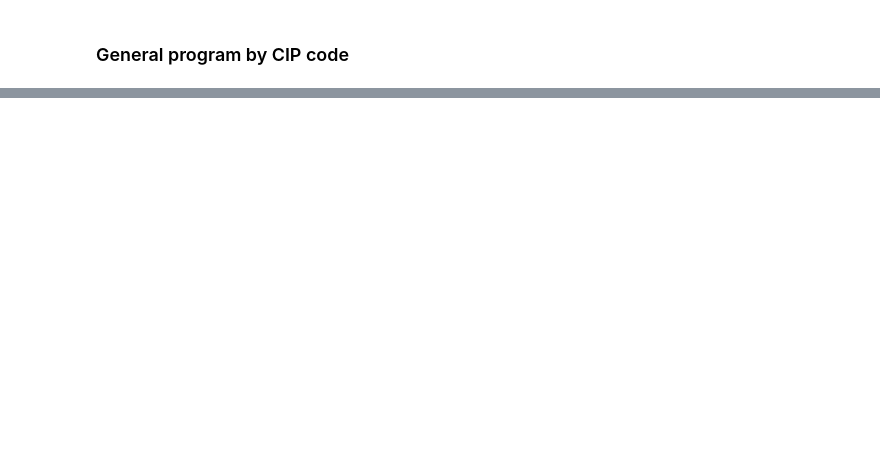
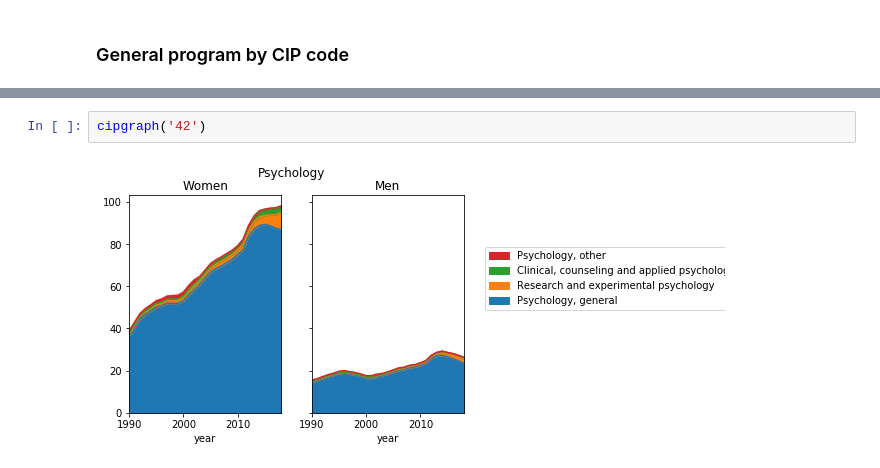
Before and after one commit to tara-sullivan/hcs, a Jupyter notebook: code/ipeds/ipeds_trends.ipynb, the cells around one changed output, grey strips where cells are left out. Drawn from its saved outputs; the diff is of its cells as text; blank space fills up the shorter version.

```diff
--- a/code/ipeds/ipeds_trends.ipynb
+++ b/code/ipeds/ipeds_trends.ipynb
@@ -477,0 +352,4 @@ fig.legend(handles[::-1], txt_labels[::-1], loc='center right',bbox_to_anchor=(1
+# %%
+cipgraph('42')
+# %% [output]
+[figure, added]
```
Also changed, not shown: parts of 31 cells of this notebook.
